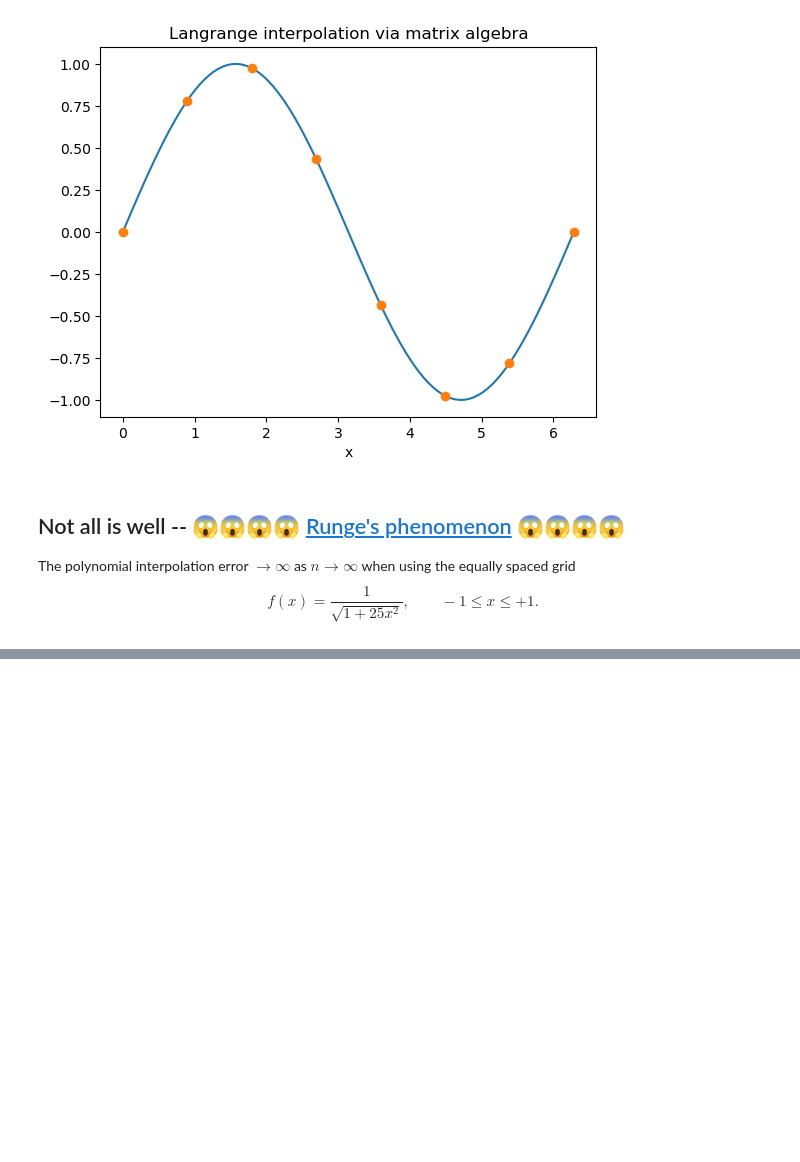
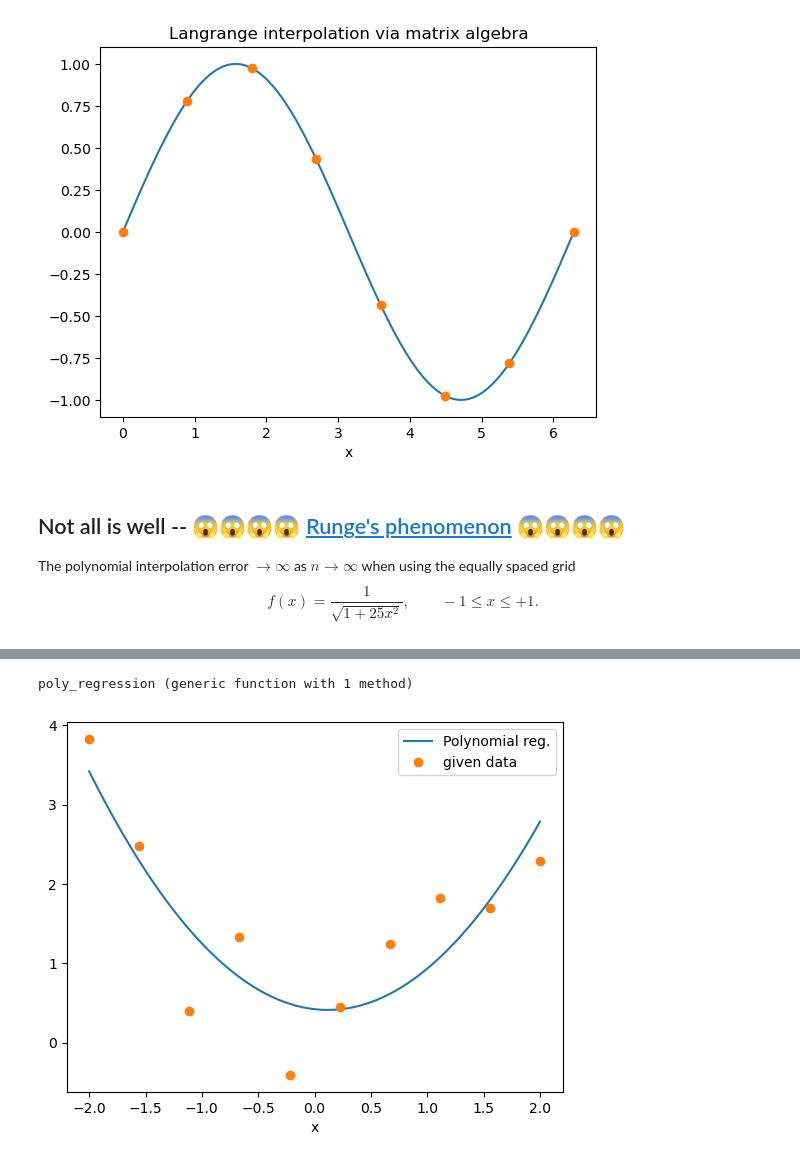
Before and after one commit to tkeegan12/Course_Computational_Physics_and_Engineering, a Jupyter notebook: Module5_Interpolation_and_Curve_fitting.ipynb, the cells around one changed output, grey strips where cells are left out. Cells and saved outputs as stored; diff of their text form; code cells hidden in the pictures; blank space fills up the shorter version.

```diff
--- a/Module5_Interpolation_and_Curve_fitting.ipynb
+++ b/Module5_Interpolation_and_Curve_fitting.ipynb
@@ -163,0 +244,52 @@ show()
+# %%
+function poly_regression(x_given, f_given, m::Int, x_eval)
+
+    # consistency check
+    @assert length(x_given) == length(f_given)
+
+    n = length(x_given)
+
+    # Step 1: get matrix X
+    X = ones(n, m)
+
+    for j = 2:m
+        X[:, j] = x_given .* X[:, j - 1]
+        # this equivalent to
+        # X[:, j] = x_given .^ (j - 1)
+    end
+
+    # Step 2: get a's
+    a = X \ f_given
+
+    # Step 3: Perform regression
+    P = zeros(length(x_eval))
+
+    x_evalʲ⁻¹ = ones(length(x_eval))
+
+    for j = 1:m
+        P += a[j] *  x_evalʲ⁻¹
+        x_evalʲ⁻¹ .*= x_eval
+    end
+
+    return P
+end
+# %% [output]
+poly_regression (generic function with 1 method)
+# %%
+using Random
+Random.seed!(926491)
+
+f_exact(x) = x ^ 2
+
+x_given = range(-2, 2, 10)
+f_given = f_exact.(x_given) + randn(length(x_given))
+
+x_eval = range(-2, 2, 100)
+
+plot(x_eval, poly_regression(x_given, f_given, 3, x_eval), label="Polynomial reg.")
+plot(x_given, f_given, "o", label="given data")
+legend()
+xlabel("x")
+show()
+# %% [output]
+[figure, added]
```
Also changed, not shown: parts of 6 cells of this notebook.
